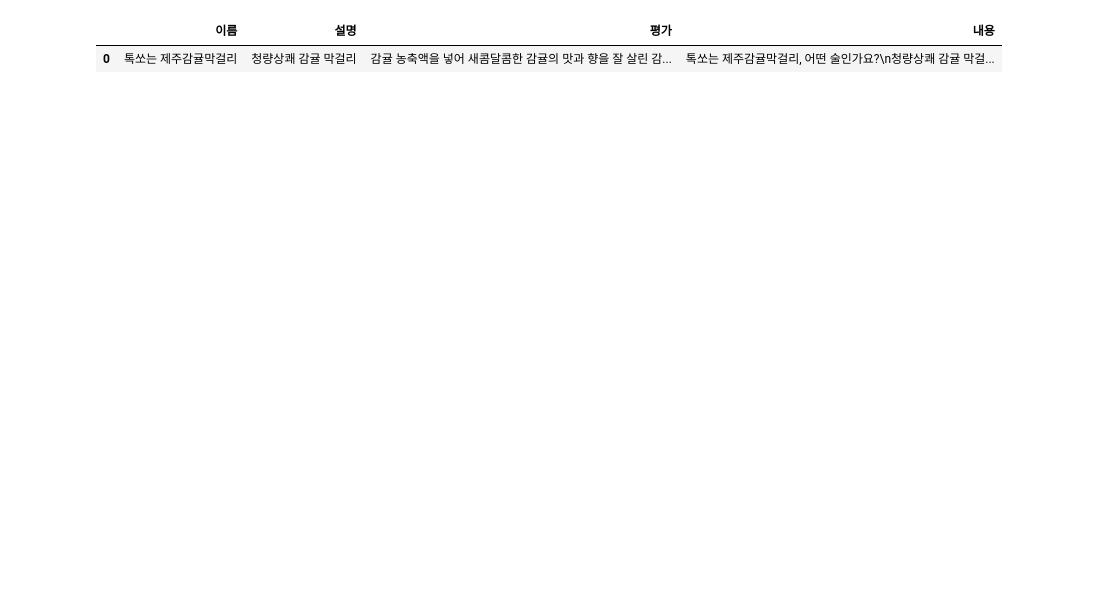
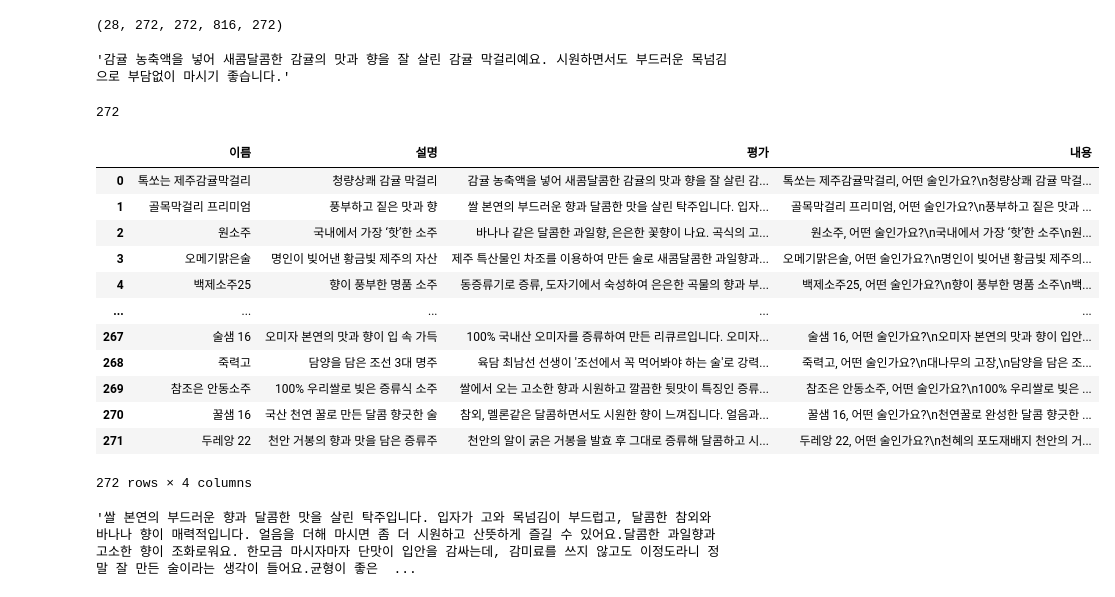
Before and after one commit to JJongSSu/Study, a Jupyter notebook: Teamproject/second/2차 크롤링/백술닷컴.ipynb, the cells around one changed output. Saved outputs shown, nothing was run; the diff lists cells and outputs as text; code cells hidden in the pictures; blank space fills up the shorter version.

```diff
--- a/Teamproject/second/2차 크롤링/백술닷컴.ipynb
+++ b/Teamproject/second/2차 크롤링/백술닷컴.ipynb
@@ -27,7 +33,7 @@ second_title_list = []
 evaluation_list=[]
 content_list=[]
 
-for i in tqdm(range(1)):
+for i in tqdm(range(1,29)):
     page = 'https://www.paiksool.com/goodsinfo/goods_list.php?page={}&cateCd=019'.format(i)
     driver.get(page)
     time.sleep(2)
@@ -35,36 +41,42 @@ for i in tqdm(range(1)):
     soup = bs(driver.page_source, 'html.parser')
     total = soup.select('#container > div.goods_list_item > div.list_prd > ul')
 
-    for i in tqdm(range(len(total))):
-        title = total[i].select('#container > div.goods_list_item > div.list_prd > ul > li:nth-child(1) > a > div.txt_box > p.name.ellipsis')[0].text
+    total_list.append(total)
+
+    for i in tqdm(range(1,11)):
+        # Image = driver.find_element(By.CSS_SELECTOR,'#container > div.goods_list_item > div.list_prd > ul > li:nth-child({}) > a > div.box_img > img'.format(i))
+        # Image.click()
+        driver.find_element(By.CSS_SELECTOR,'#container > div.goods_list_item > div.list_prd > ul > li:nth-child({}) > a > div.box_img > img'.format(i)).click()
+
+        # title = total[i].select('#container > div.section.s01 > div > div.box_txt_drink > h3')[0].text
+        title = driver.find_element(By.CSS_SELECTOR,'#container > div.section.s01 > div > div.box_txt_drink > h3').text
         title_list.append(title)
-        time.sleep(3)
+        time.sleep(2)
 
-        second_title = total[i].select('#container > div.goods_list_item > div.list_prd > ul > li:nth-child(1) > a > div.txt_box > p.exple_box')[0].text
+        second_title = driver.find_element(By.CSS_SELECTOR,'#container > div.section.s01 > div > div.box_txt_drink > p').text
         second_title_list.append(second_title)
         time.sleep(2)
 
-    total_list.append(total)
-
-    for i in tqdm(range(1,len(total)+1)):
-        Image = driver.find_element_by_xpath('//*[@id="container"]/div[3]/div[2]/ul/li[{}]/a/div[1]/img'.format(i))
-        Image.click()
-
         try:
-            evaluation = driver.find_element_by_css_selector('#container > div.section.s03 > div > ul > li:nth-child(1) > p')
-            evaluation_list.append(evaluation.text)
+            for i in range(1,4):
+                try:
+                    evaluation = driver.find_element(By.CSS_SELECTOR,f'#container > div.section.s03 > div > ul > li:nth-child({i}) > p')
+                    evaluation_list.append(evaluation.text)
+                except:
+                    evaluation = ''
+                    evaluation_list.append(evaluation)
         except:
             evaluation = ''
             evaluation_list.append(evaluation)
             time.sleep(2)
 
         try:
-            content = driver.find_element_by_css_selector('#container > div.section.s04 > div > ul.con > div.tab_con1')
+            content = driver.find_element(By.CSS_SELECTOR,'#container > div.section.s04 > div > ul.con > div.tab_con1')
             content_list.append(content.text)
         except:
             content = ''
             content_list.append(content)
-            time.sleep(3)
+            time.sleep(2)
         driver.get(page)
         time.sleep(2)
 
@@ -94,9 +109,40 @@ total
+# %%
+len(total_list), len(title_list), len(second_title_list), len(evaluation_list), len(content_list)
+# %% [output]
+(28, 272, 272, 816, 272)
+# %%
+evaluation_list[0]
+# %% [output]
+'감귤 농축액을 넣어 새콤달콤한 감귤의 맛과 향을 잘 살린 감귤 막걸리예요. 시원하면서도 부드러운 목넘김으로 부담없이 마시기 좋습니다.'
+# %%
+evaluation_list_new = []
+for i in range(0,len(evaluation_list),3):
+    evaluation_list_0 = evaluation_list[i]+evaluation_list[i+1]+evaluation_list[i+2]
+    evaluation_list_new.append(evaluation_list_0)
+len(evaluation_list_new)
+# %% [output]
+272
 # %%
-data = {'이름':title_list,'설명':second_title_list,'평가':evaluation_list,'내용':content_list}
+data = {'이름':title_list,'설명':second_title_list,'평가':evaluation_list_new,'내용':content_list}
 paiksool = pd.DataFrame(data)
 paiksool
 # %% [output]
 |  | 이름 | 설명 | 평가 | 내용 |
 | 0 | 톡쏘는 제주감귤막걸리 | 청량상쾌 감귤 막걸리 | 감귤 농축액을 넣어 새콤달콤한 감귤의 맛과 향을 잘 살린 감... | 톡쏘는 제주감귤막걸리, 어떤 술인가요?\n청량상쾌 감귤 막걸... |
+| 1 | 골목막걸리 프리미엄 | 풍부하고 짙은 맛과 향 | 쌀 본연의 부드러운 향과 달콤한 맛을 살린 탁주입니다. 입자... | 골목막걸리 프리미엄, 어떤 술인가요?\n풍부하고 짙은 맛과 ... |
+| 2 | 원소주 | 국내에서 가장 ‘핫’한 소주 | 바나나 같은 달콤한 과일향, 은은한 꽃향이 나요. 곡식의 고... | 원소주, 어떤 술인가요?\n국내에서 가장 ‘핫’한 소주\n원... |
+| 3 | 오메기맑은술 | 명인이 빚어낸 황금빛 제주의 자산 | 제주 특산물인 차조를 이용하여 만든 술로 새콤달콤한 과일향과... | 오메기맑은술, 어떤 술인가요?\n명인이 빚어낸 황금빛 제주의... |
+| 4 | 백제소주25 | 향이 풍부한 명품 소주 | 동증류기로 증류, 도자기에서 숙성하여 은은한 곡물의 향과 부... | 백제소주25, 어떤 술인가요?\n향이 풍부한 명품 소주\n백... |
+| ... | ... | ... | ... | ... |
+| 267 | 술샘 16 | 오미자 본연의 맛과 향이 입 속 가득 | 100% 국내산 오미자를 증류하여 만든 리큐르입니다. 오미자... | 술샘 16, 어떤 술인가요?\n오미자 본연의 맛과 향이 입안... |
+| 268 | 죽력고 | 담양을 담은 조선 3대 명주 | 육담 최남선 선생이 '조선에서 꼭 먹어봐야 하는 술'로 강력... | 죽력고, 어떤 술인가요?\n대나무의 고장,\n담양을 담은 조... |
+| 269 | 참조은 안동소주 | 100% 우리쌀로 빚은 증류식 소주 | 쌀에서 오는 고소한 향과 시원하고 깔끔한 뒷맛이 특징인 증류... | 참조은 안동소주, 어떤 술인가요?\n100% 우리쌀로 빚은 ... |
+| 270 | 꿀샘 16 | 국산 천연 꿀로 만든 달콤 향긋한 술 | 참외, 멜론같은 달콤하면서도 시원한 향이 느껴집니다. 얼음과... | 꿀샘 16, 어떤 술인가요?\n천연꿀로 완성한 달콤 향긋한 ... |
+| 271 | 두레앙 22 | 천안 거봉의 향과 맛을 담은 증류주 | 천안의 알이 굵은 거봉을 발효 후 그대로 증류해 달콤하고 시... | 두레앙 22, 어떤 술인가요?\n천혜의 포도재배지 천안의 거... |
+272 rows × 4 columns
+# %%
+paiksool.평가[1]
+# %% [output]
+'쌀 본연의 부드러운 향과 달콤한 맛을 살린 탁주입니다. 입자가 고와 목넘김이 부드럽고, 달콤한 참외와 바나나 향이 매력적입니다. 얼음을 더해 마시면 좀 더 시원하고 산뜻하게 즐길 수 있어요.달콤한 과일향과 고소한 향이 조화로워요. 한모금 마시자마자 단맛이 입안을 감싸는데, 감미료를 쓰지 않고도 이정도라니 정말 잘 만든 술이라는 생각이 들어요.균형이 좋은  ...
 # %%
 paiksool.to_csv('paiksool.csv')
```
Also changed, not shown: parts of 4 cells of this notebook, 1 other file.
